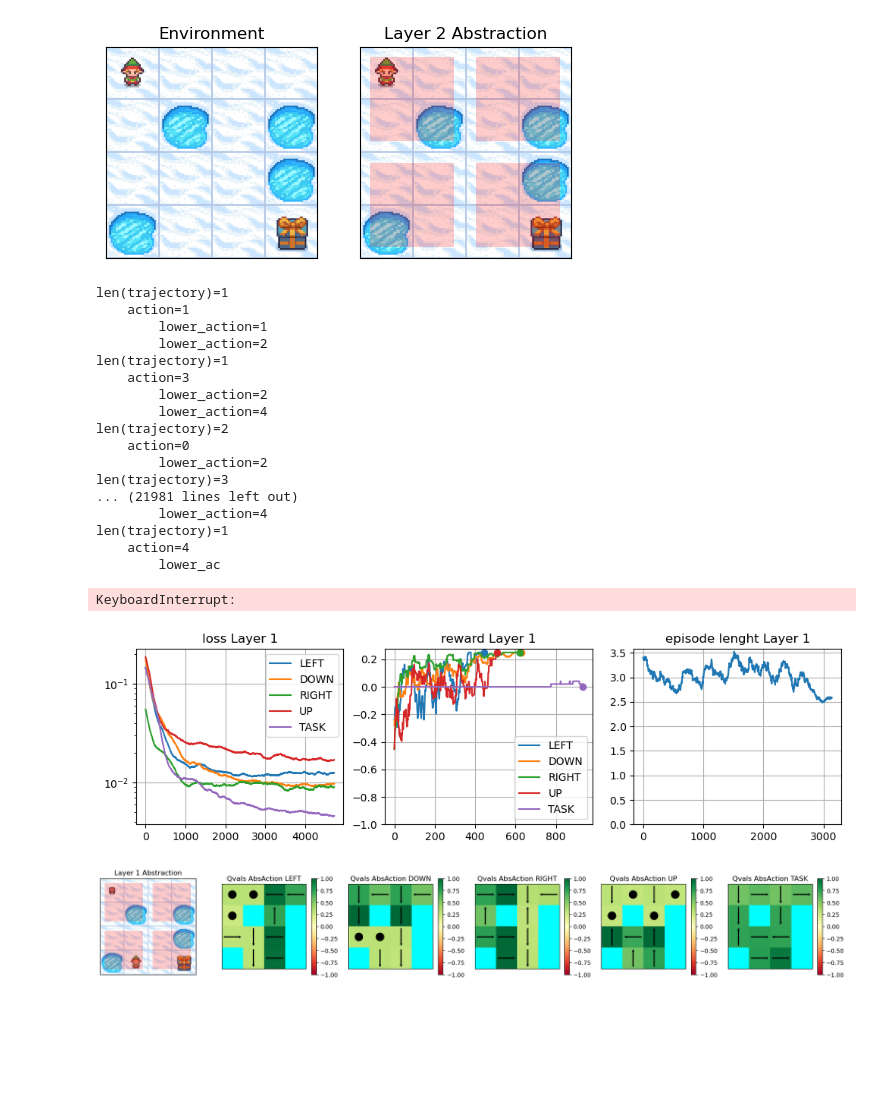
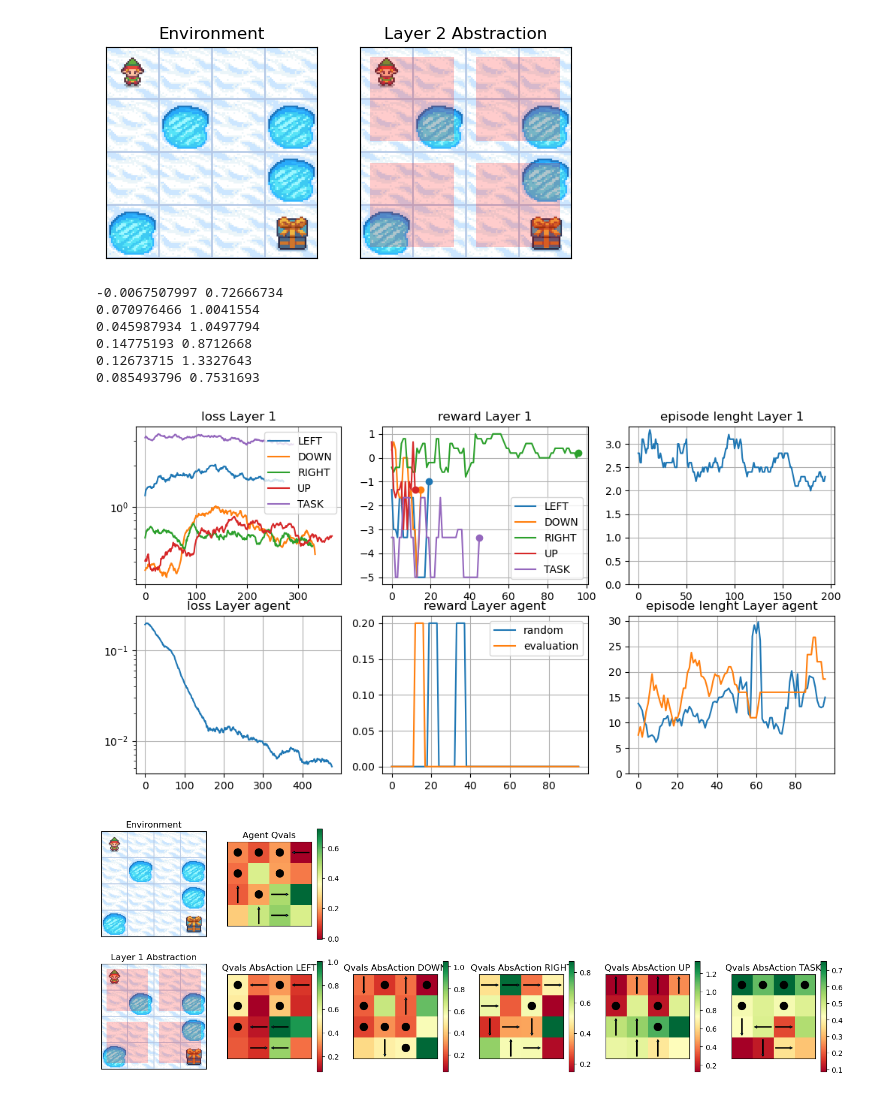
Before and after one commit to davidesartor/MANGO-lite, a Jupyter notebook: frozen_lake_tests/train_task_mango.ipynb, the cells around one changed output. Saved outputs shown, nothing was run; the diff lists cells and outputs as text; code cells hidden in the pictures; blank space fills up the shorter version.

```diff
--- a/frozen_lake_tests/train_task_mango.ipynb
+++ b/frozen_lake_tests/train_task_mango.ipynb
@@ -9,10 +9,9 @@ import utils_plot, utils_save, utils_sim
 # parameters for the environment
 map_scale = 2
 p_frozen = None
-use_mango = True
 
 # parameters for the training
-N_episodes = 1000
+N_episodes = 500
 train_steps_per_episode = 5
 episode_length = 4**map_scale
 # %%
@@ -34,35 +33,26 @@ for i, layer in enumerate(mango_agent.abstract_layers, start=1):
         reward, info = mango_agent.run_episode(randomness=1.0, episode_length=episode_length)
         for _ in range(train_steps_per_episode):
             layer.train()
-# for iteration, randomness in enumerate(tqdm(np.linspace(1, 0, N_episodes))):
-#     randomness = 0.0 if iteration % 2 else randomness
-#     reward, info = mango_agent.run_episode(randomness, episode_length)
-#     for _ in range(train_steps_per_episode):
-#         mango_agent.train()
+for iteration, randomness in enumerate(tqdm(np.linspace(1, 0, N_episodes))):
+    randomness = 0.0 if iteration % 2 else randomness
+    reward, info = mango_agent.run_episode(randomness, episode_length)
+    for _ in range(train_steps_per_episode):
+      mango_agent.train()
-# %% [output]
-len(trajectory)=1
-    action=1
-        lower_action=1
-        lower_action=2
-len(trajectory)=1
-    action=3
-        lower_action=2
-        lower_action=4
-len(trajectory)=2
-    action=0
-        lower_action=2
-len(trajectory)=3
-... (21981 lines left out)
-        lower_action=4
-len(trajectory)=1
-    action=4
-        lower_ac
-KeyboardInterrupt:
-# %%
-#plot results and save
-utils_plot.plot_mango_loss_reward(mango_agent, save_path=dir_path + f"/mango_agent_training.png")
-frozen_lake.plot_utils.plot_all_qvals(mango_agent, save_path=dir_path + f"/mango_agent_qvals.png")
-utils_save.save_to_file(path=dir_path + f"/mango_agent.pickle", obj=mango_agent)
-# %% [output]
-[figure, removed]
-[figure, removed]
+# %%
+#plot results and save
+utils_save.save_to_file(path=dir_path + f"/mango_agent.pickle", obj=mango_agent)
+utils_plot.plot_mango_loss_reward(mango_agent, save_path=dir_path + f"/mango_agent_training.png")
+mango_agent.reset()
+obs, info = mango_agent.run_episode(episode_length=episode_length, randomness=0.0)
+frozen_lake.plot_utils.plot_all_qvals(
+    mango_agent, info["mango:trajectory"], save_path=dir_path + f"/mango_agent_qvals.png"
+)
+# %% [output]
+-0.0067507997 0.72666734
+0.070976466 1.0041554
+0.045987934 1.0497794
+0.14775193 0.8712668
+0.12673715 1.3327643
+0.085493796 0.7531693
+[figure, added]
+[figure, added]
```
Also changed, not shown: 11 other files.
